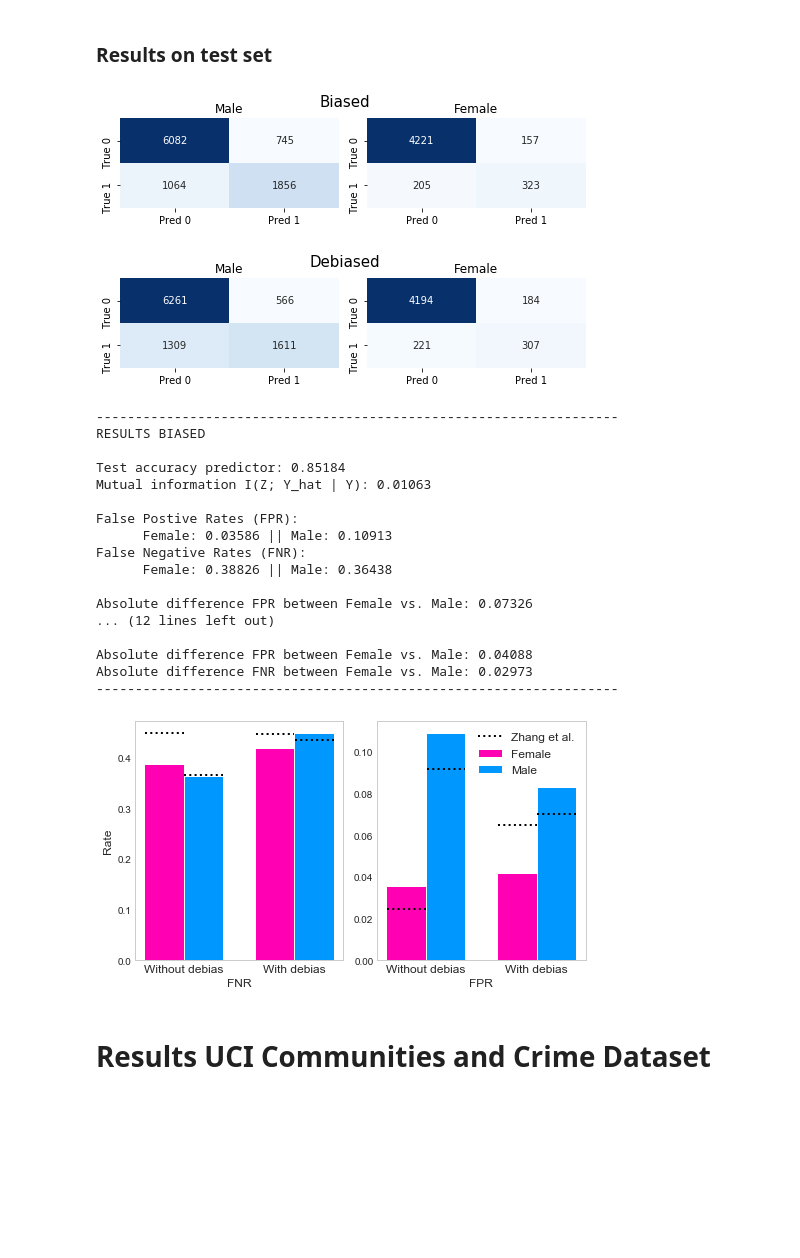
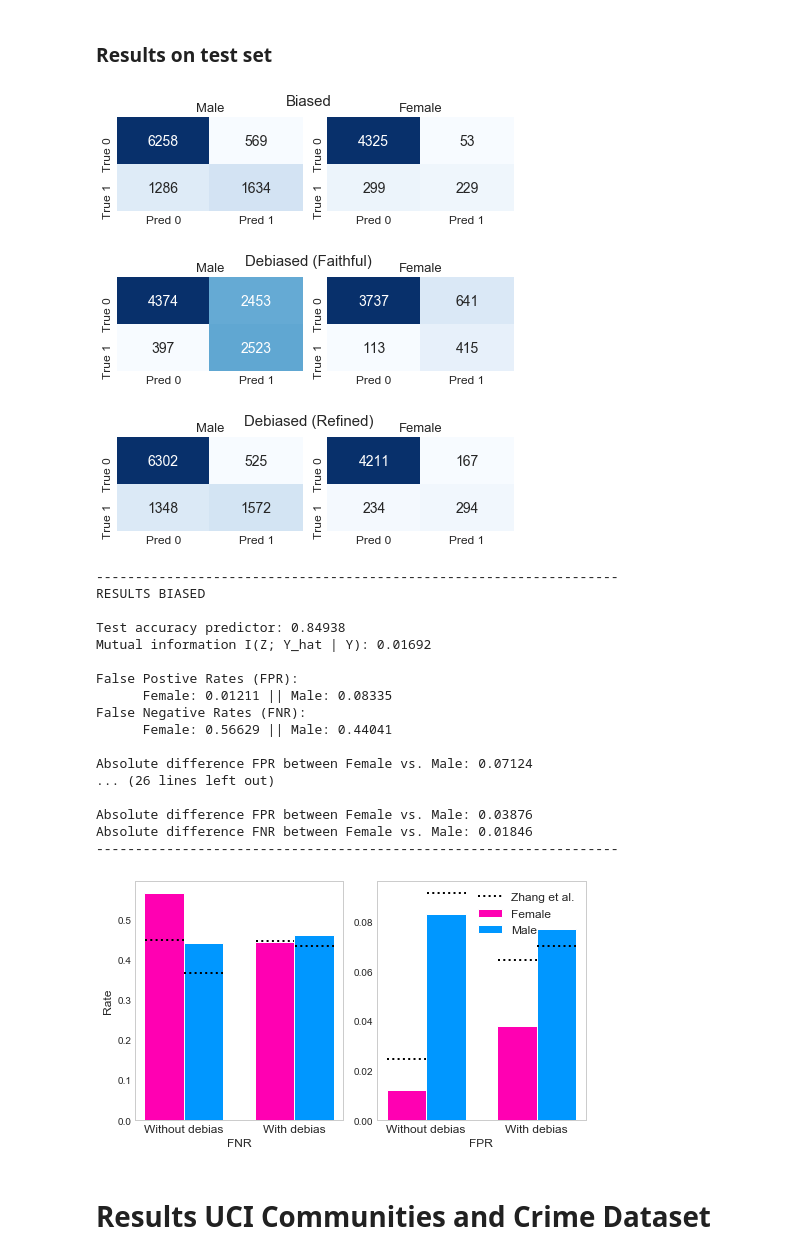
Before and after one commit to LaMouilleBoucle/uva-fact-ai-course-adv-deb, a Jupyter notebook: results.ipynb, the cells around one changed output. Drawn from its saved outputs; the diff is of its cells as text; code cells hidden in the pictures; blank space fills up the shorter version.

Commit message:
added faithful implementation

```diff
--- a/results.ipynb
+++ b/results.ipynb
@@ -60,3 +65,7 @@ pred_debiased_filename = "pred_debiased_True_adult_seed_1"
+# %%
+pred_biased_filename = "pred_debiased_False_adult_seed_15"
+pred_debiased_f_filename = "pred_debiased_True_faithful_adult_seed_15"
+pred_debiased_r_filename = "pred_debiased_True_refined_adult_seed_15"
 # %%
 input_dim = next(iter(dataloader_test))[0].shape[1]
 
@@ -73,13 +87,13 @@ predictor_debiased.eval();
 ### Results on test set
 # %%
 def plot_confusion_matrix(confusion_matrix, plot_title="", ax=None):
-    sns.heatmap(confusion_matrix, annot=True, fmt='g', cbar=False, cmap="Blues", ax = ax)
-    ax.set_title(plot_title);
-    ax.xaxis.set_ticklabels(['Pred 0', 'Pred 1']);
-    ax.yaxis.set_ticklabels(['True 0', 'True 1']);
+    sns.heatmap(confusion_matrix, annot=True, annot_kws={"size": 14}, fmt='g', cbar=False, cmap="Blues", ax = ax)
+    ax.set_title(plot_title, fontsize=13);
+    ax.xaxis.set_ticklabels(['Pred 0', 'Pred 1'], fontsize=12);
+    ax.yaxis.set_ticklabels(['True 0', 'True 1'], fontsize=12);
 
 def plot_confusion_matrices(confusion_matrix_male, confusion_matrix_female, plot_title=""):
-    fig, axs = plt.subplots(1, 2, figsize=(7,2))
+    fig, axs = plt.subplots(1, 2, figsize=(6,2))
     plot_confusion_matrix(confusion_matrix_male, plot_title="Male", ax=axs[0])
     plot_confusion_matrix(confusion_matrix_female, plot_title="Female", ax=axs[1])
     fig.suptitle(plot_title, fontsize=15)
@@ -107,52 +121,63 @@ accuracy_b, neg_confusion_mat_b, neg_fpr_b, neg_fnr_b, pos_confusion_mat_b, pos_
                                                                                                            criterion = nn.BCELoss(),
                                                                                                            metric = accuracy_score,
                                                                                                            device = DEVICE,
-                                                                                                           debias = False,
-                                                                                                           dataset = 'adult',
-                                                                                                           log = False)
+                                                                                                           dataset_name = 'adult',
+                                                                                                           show_logs = False)
 
-# Results debiased predictor
-accuracy_db, neg_confusion_mat_db, neg_fpr_db, neg_fnr_db, pos_confusion_mat_db, pos_fpr_db, pos_fnr_db, mutual_info_db = test(dataloader_test,
-                                                                                                                           predictor = predictor_debiased,
+# Results debiased predictor (faithful implementation)
+accuracy_dbf, neg_confusion_mat_dbf, neg_fpr_dbf, neg_fnr_dbf, pos_confusion_mat_dbf, pos_fpr_dbf, pos_fnr_dbf, mutual_info_dbf = test(dataloader_test,
+                                                                                                                           predictor = predictor_debiased_f,
                                                                                                                            adversary = None,
                                                                                                                            criterion = nn.BCELoss(),
                                                                                                                            metric = accuracy_score,
                                                                                                                            device = DEVICE,
-                                                                                                                           debias = True,
-                                                                                                                           dataset = 'adult',
-                                                                                                                           log = False)
+                                                                                                                           dataset_name = 'adult',
+                                                                                                                           show_logs = False)
+# Results debiased predictor (refined implementation)
+accuracy_dbr, neg_confusion_mat_dbr, neg_fpr_dbr, neg_fnr_dbr, pos_confusion_mat_dbr, pos_fpr_dbr, pos_fnr_dbr, mutual_info_dbr = test(dataloader_test,
+                                                                                                                           predictor = predictor_debiased_r,
+                                                                                                                           adversary = None,
+                                                                                                                           criterion = nn.BCELoss(),
+                                                                                                                           metric = accuracy_score,
+                                                                                                                           device = DEVICE,
+                                                                                                                           dataset_name = 'adult',
+                                                                                                                           show_logs = False)
 # %%
 plot_confusion_matrices(pos_confusion_mat_b, neg_confusion_mat_b, plot_title="Biased")
-plot_confusion_matrices(pos_confusion_mat_db, neg_confusion_mat_db, plot_title="Debiased")
+plot_confusion_matrices(pos_confusion_mat_dbf, neg_confusion_mat_dbf, plot_title="Debiased (Faithful)")
+plot_confusion_matrices(pos_confusion_mat_dbr, neg_confusion_mat_dbr, plot_title="Debiased (Refined)")
 # %% [output]
-[figure, old version]
+[figure, new version]
-[figure, old version]
+[figure, new version]
+[figure, added]
 # %%
 print_results(accuracy_b, mutual_info_b, neg_fpr_b, pos_fpr_b, neg_fnr_b, pos_fnr_b, model_type="Biased")
-print_results(accuracy_db, mutual_info_db, neg_fpr_db, pos_fpr_db, neg_fnr_db, pos_fnr_db, model_type="Debiased")
+print_results(accuracy_dbf, mutual_info_dbf, neg_fpr_dbf, pos_fpr_dbf, neg_fnr_dbf, pos_fnr_dbf, model_type="Debiased (Faithful)")
+print_results(accuracy_dbr, mutual_info_dbr, neg_fpr_dbr, pos_fpr_dbr, neg_fnr_dbr, pos_fnr_dbr, model_type="Debiased (Refined)")
 # %% [output]
 -------------------------------------------------------------------
 RESULTS BIASED
 
-Test accuracy predictor: 0.85184
-Mutual information I(Z; Y_hat | Y): 0.01063
+Test accuracy predictor: 0.84938
+Mutual information I(Z; Y_hat | Y): 0.01692
 
 False Postive Rates (FPR):
-      Female: 0.03586 || Male: 0.10913
+      Female: 0.01211 || Male: 0.08335
 False Negative Rates (FNR):
-      Female: 0.38826 || Male: 0.36438
+      Female: 0.56629 || Male: 0.44041
 
-Absolute difference FPR between Female vs. Male: 0.07326
-... (12 lines left out)
+Absolute difference FPR between Female vs. Male: 0.07124
+... (26 lines left out)
 
-Absolute difference FPR between Female vs. Male: 0.04088
-Absolute difference FNR between Female vs. Male: 0.02973
+Absolute difference FPR between Female vs. Male: 0.03876
+Absolute difference FNR between Female vs. Male: 0.01846
 -------------------------------------------------------------------
-# %%
-plot_adult_results([neg_fnr_b], [pos_fnr_b], [neg_fpr_b], [pos_fpr_b],
-                   [neg_fnr_db], [pos_fnr_db], [neg_fpr_db], [pos_fpr_db])
-# %% [output]
-[figure, removed]
+# %%
+# Plots FNR and FPR rates for biased and debiased (refined) setting
+plot_adult_results([neg_fnr_b], [pos_fnr_b], [neg_fpr_b], [pos_fpr_b],
+                   [neg_fnr_dbr], [pos_fnr_dbr], [neg_fpr_dbr], [pos_fpr_dbr])
+# %% [output]
+[figure, added]
 # %% [markdown]
 # Results UCI Communities and Crime Dataset
 # %% [markdown]
```
Also changed, not shown: parts of 11 cells of this notebook, 9 other files.
